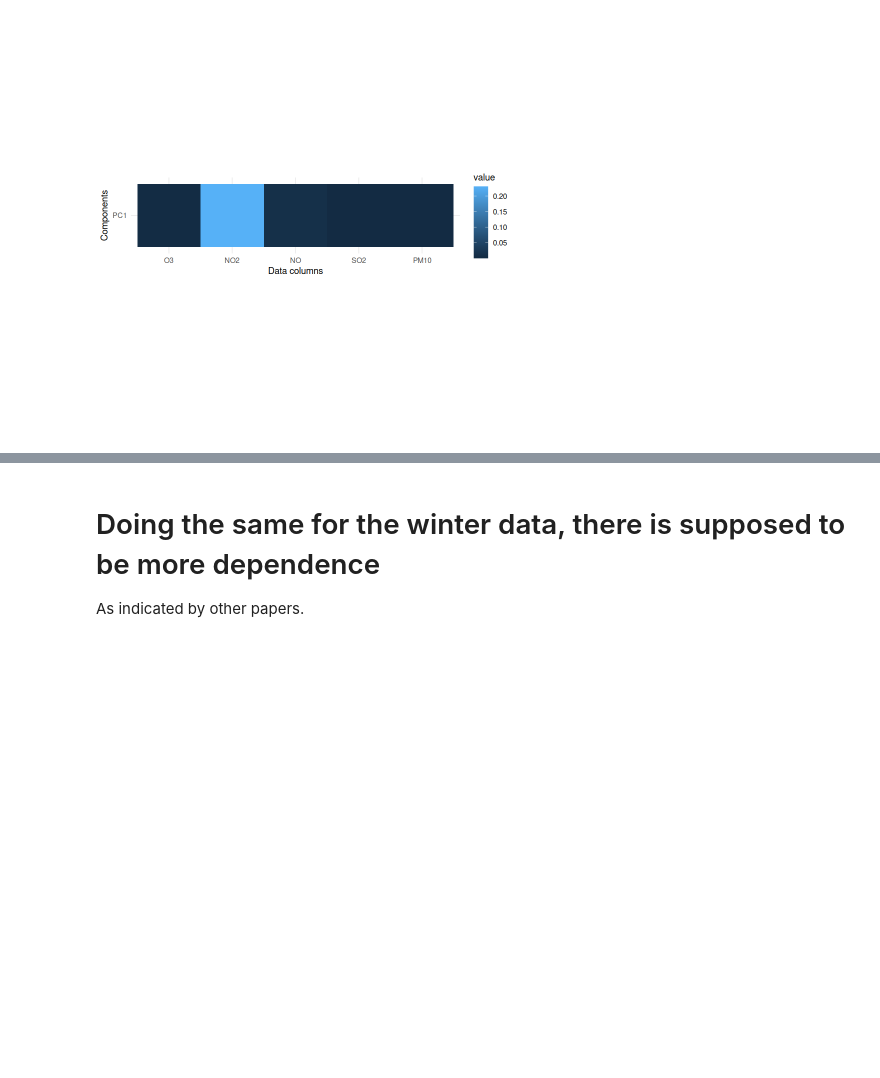
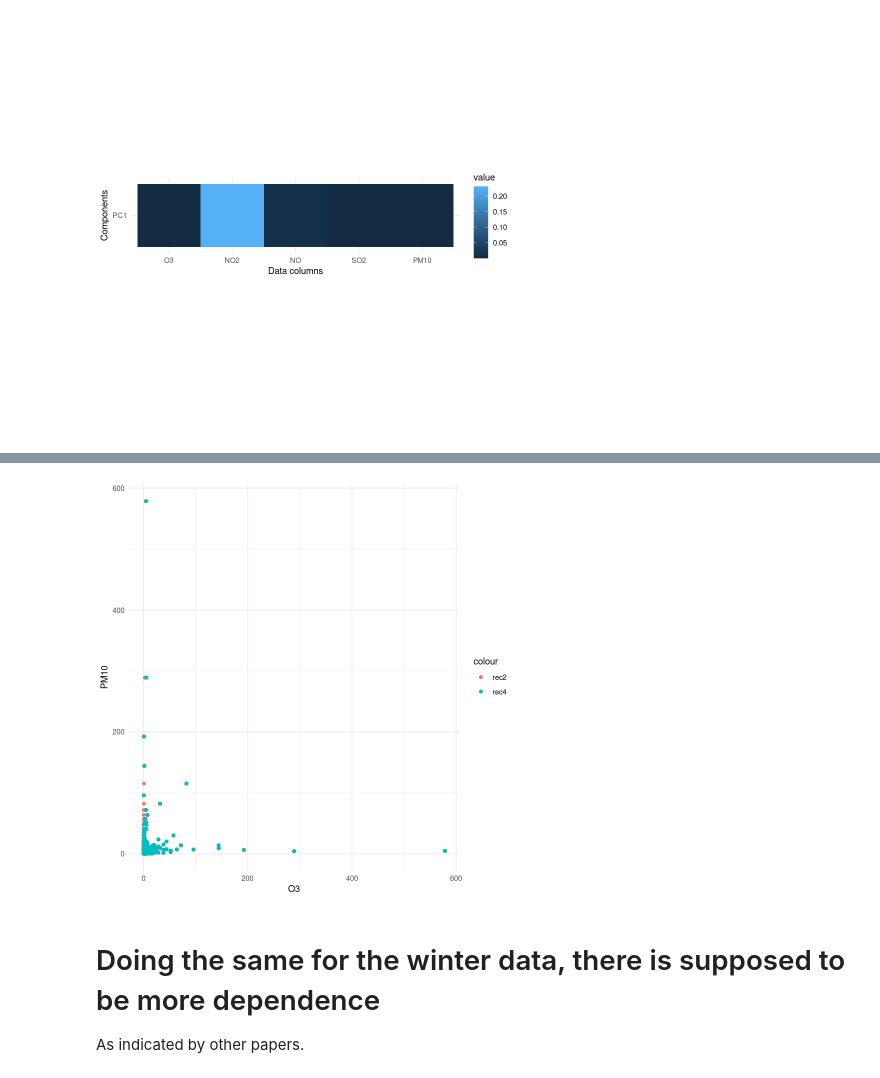
Before and after one commit to FelixRb96/maxstablePCA_examples, a Jupyter notebook: airpollution/airpollution.ipynb, the cells around one changed output, grey strips where cells are left out. Cells and saved outputs as stored; diff of their text form; code cells hidden in the pictures; blank space fills up the shorter version.

```diff
--- a/airpollution/airpollution.ipynb
+++ b/airpollution/airpollution.ipynb
@@ -275,3 +309,11 @@ theme_minimal()
+# %%
+ggplot(summer_trafo, aes(x = O3, y = PM10)) +
+geom_point() +
+geom_point(aes(x = O3, y = PM10, color = "rec2"), rec2) +
+geom_point(aes(x = O3, y = PM10, color = "rec4"), rec4) +
+theme_minimal()
+# %% [output]
+[figure, added]
 # %% [markdown]
 # Doing the same for the winter data, there is supposed to be more dependence
 
```
Also changed, not shown: parts of 22 cells of this notebook, 1 other file.
